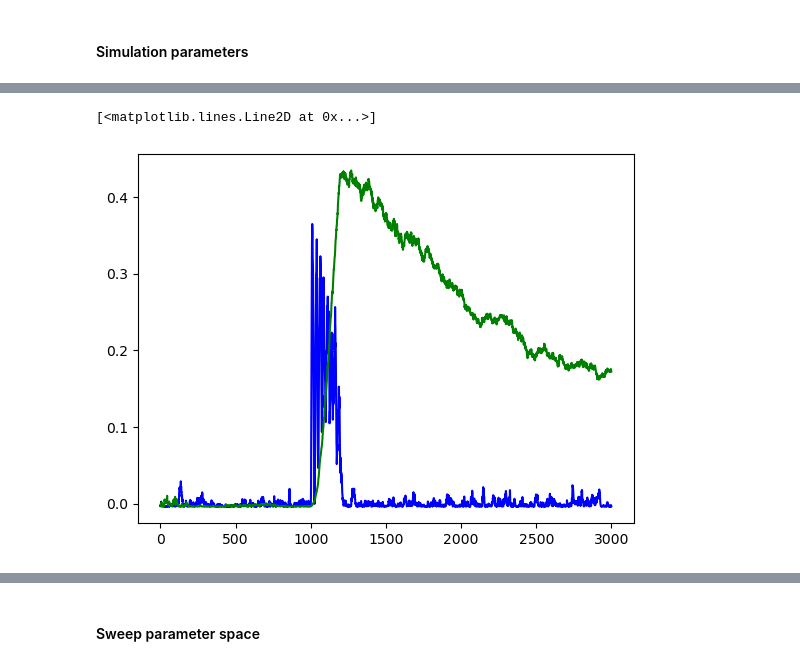
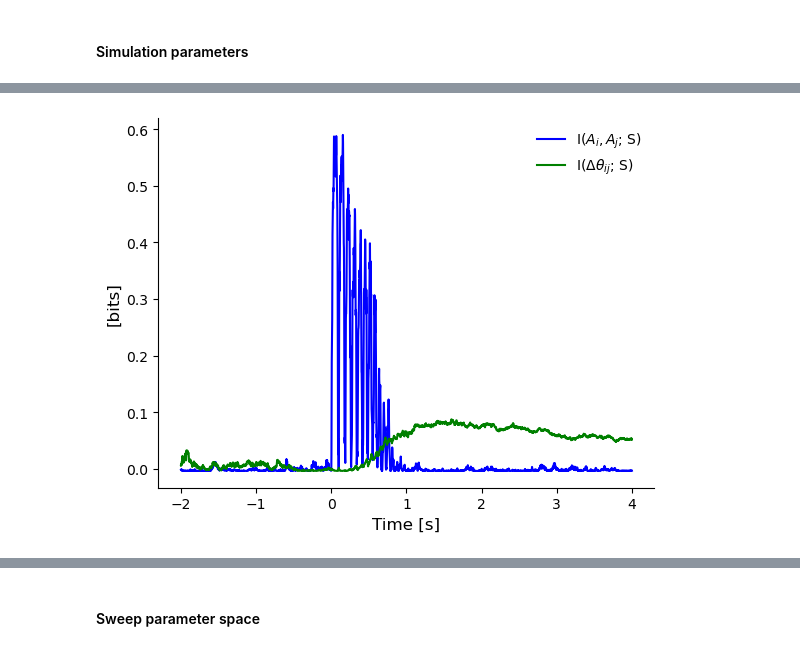
Before and after one commit to ViniciusLima94/phase_amplitude_encoding, a Jupyter notebook: notebooks/TwoNodes.ipynb, the cells around one changed output, grey strips where cells are left out. Cells and saved outputs as stored; diff of their text form; code cells hidden in the pictures.

```diff
--- a/notebooks/TwoNodes.ipynb
+++ b/notebooks/TwoNodes.ipynb
@@ -50,8 +195,8 @@ simulate_loop = jax.vmap(
 # %%
 out = simulate_loop(
     C,
-    5,
-    np.array([20, 20]),
+    1,
+    np.array([40, 40]),
     np.array([-5, -5]),
     fsamp,
     beta,
@@ -62,26 +207,6 @@ out = simulate_loop(
     decim,
     "both",
 )
-# %%
-"""
-out = []
-for trial in tqdm(range(ntrials)):
-    out += [
-        simulate(
-            C,
-            1,
-            np.array([40, 20]),
-            np.array([-5, -1]),
-            fsamp,
-            beta,
-            Npoints,
-            CS[trial],
-            seeds[trial],
-            decim=decim,
-            stim_mode="both",
-        )
-    ]
-""";
 # %%
 stim = np.arange(ntrials)
 data = xr.DataArray(
@@ -112,15 +246,28 @@ from frites.core import (
 # %%
 labels = np.tile(np.expand_dims(Amplitudes, 1), data.sizes["times"])
 z = data[:, 0] * np.conj(data[:, 1])
 A = np.abs(z).values
 dphi = np.unwrap(np.angle(z))
 
 I_S_R1 = gcmi_nd_cc(A, labels, traxis=0)
 I_S_R2 = gcmi_nd_cc(dphi, labels, traxis=0)
 
+ax = plt.subplot(111)
+plt.plot(data.times, I_S_R1, "b")
+plt.plot(data.times, I_S_R2, "g")
 
-plt.plot(I_S_R1, "b")
-plt.plot(I_S_R2, "g")
+plt.legend(
+    [
+        r"I($A_{i}, A_{j}$; S)",
+        r"I($\Delta\theta_{ij}$; S)",
+    ],
+    frameon=False,
+)
+
+plt.xlabel("Time [s]", fontsize=12)
+plt.ylabel("[bits]", fontsize=12)
+[ax.spines[key].set_visible(False) for key in ["top", "right"]]
+
+plt.savefig("figures/sample_encoding_evoked_potential.png", bbox_inches="tight")
 # %% [output]
-[<matplotlib.lines.Line2D at 0x...>]
-[figure, old version]
+[figure, new version]
```
Also changed, not shown: parts of 53 cells of this notebook, 16 other files.
